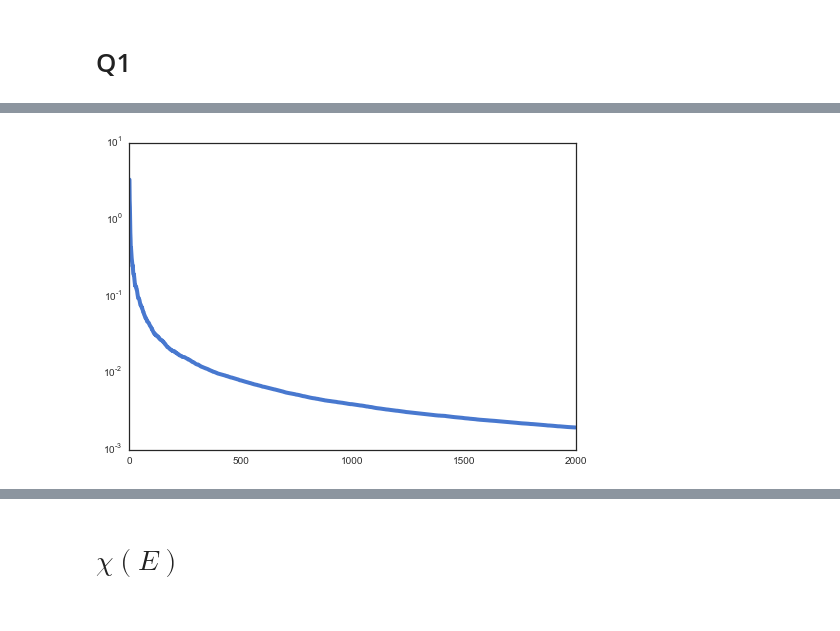
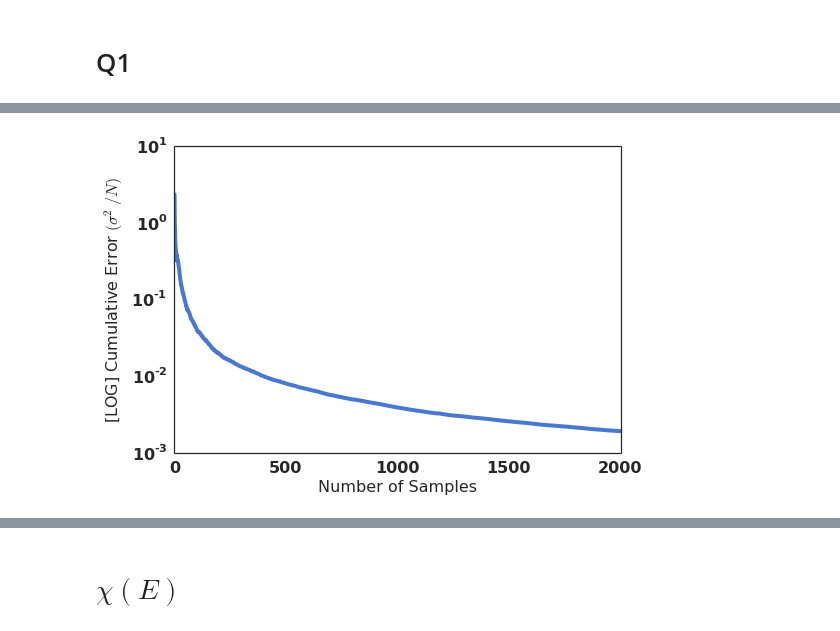
Before and after one commit to jasonmhite/NE770-Reports, a Jupyter notebook: hw1/hw1.ipynb, the cells around one changed output, grey strips where cells are left out. Saved outputs shown, nothing was run; the diff lists cells and outputs as text; code cells hidden in the pictures.

```diff
--- a/hw1/hw1.ipynb
+++ b/hw1/hw1.ipynb
@@ -15,10 +15,20 @@ Emax = 10.
 NS = 50000
 Ei = np.linspace(0, Emax, 1000)
 # %%
+fsize = 16
+font = {'weight': 'bold', 'size': fsize}
+labels = {'labelsize': fsize}
+titles = {'titlesize': fsize}
+
+mpl.rcParams.update(font)
+
 sb.set(style='white', palette='muted')
 mpl.rcParams['lines.linewidth'] = 4
 mpl.rcParams['legend.frameon'] = True
 mpl.rcParams['legend.fancybox'] = True
+mpl.rc('xtick', **labels)
+mpl.rc('ytick', **labels)
+mpl.rc('axes', **titles)
 # %% [markdown]
 # Q1
 # %%
@@ -40,4 +58,8 @@ plot(pd.expanding_var(intsampler.X));
 # %%
-semilogy(pd.expanding_var(intsampler.X) / np.arange(1, len(intsampler.X) + 1));
+figure()
+semilogy(pd.expanding_var(intsampler.X) / np.arange(1, len(intsampler.X) + 1))
+xlabel('Number of Samples', fontsize=fsize)
+ylabel('[LOG] Cumulative Error $(\sigma^2 / N)$', fontsize=fsize)
+show()
 # %% [output]
-[figure, old version]
+[figure, new version]
```
Also changed, not shown: parts of 10 cells of this notebook, 5 other files.
